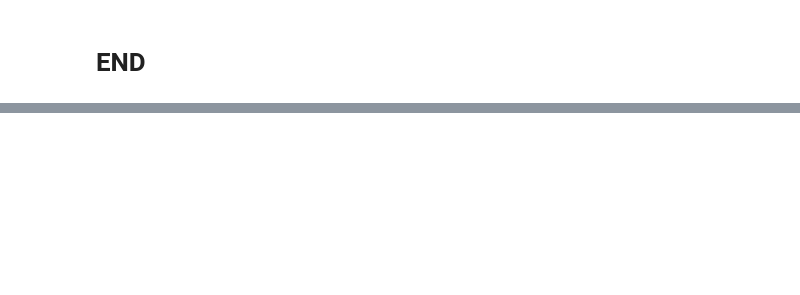
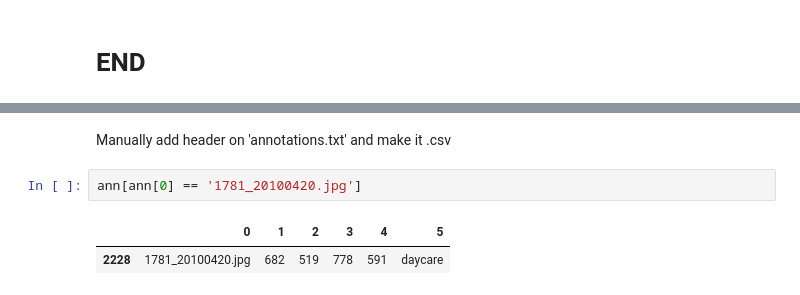
Before and after one commit to mdrmuhaimin/Satellite-Daycare-detection, a Jupyter notebook: data/Data Annotations - train and test.ipynb, the cells around one changed output, grey strips where cells are left out. Saved outputs shown, nothing was run; the diff lists cells and outputs as text; blank space fills up the shorter version.

```diff
--- a/data/Data Annotations - train and test.ipynb
+++ b/data/Data Annotations - train and test.ipynb
@@ -174,0 +192,7 @@ ann[ann[0].isin(train+test)].shape
+# %% [markdown]
+Manually add header on 'annotations.txt' and make it .csv
+# %%
+ann[ann[0] == '1781_20100420.jpg']
+# %% [output]
+|  | 0 | 1 | 2 | 3 | 4 | 5 |
+| 2228 | 1781_20100420.jpg | 682 | 519 | 778 | 591 | daycare |
```
Also changed, not shown: parts of 11 cells of this notebook.
